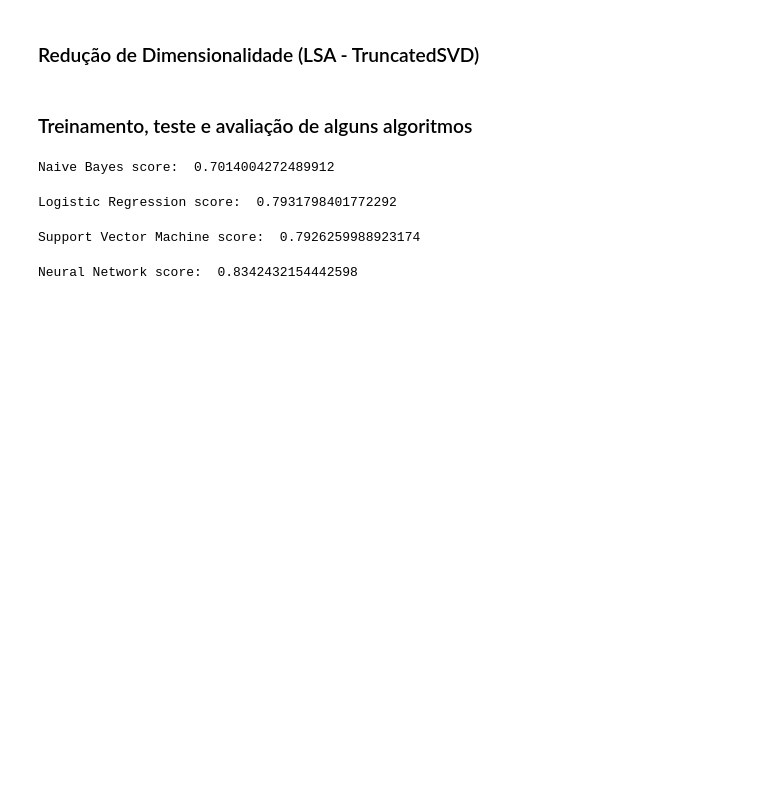
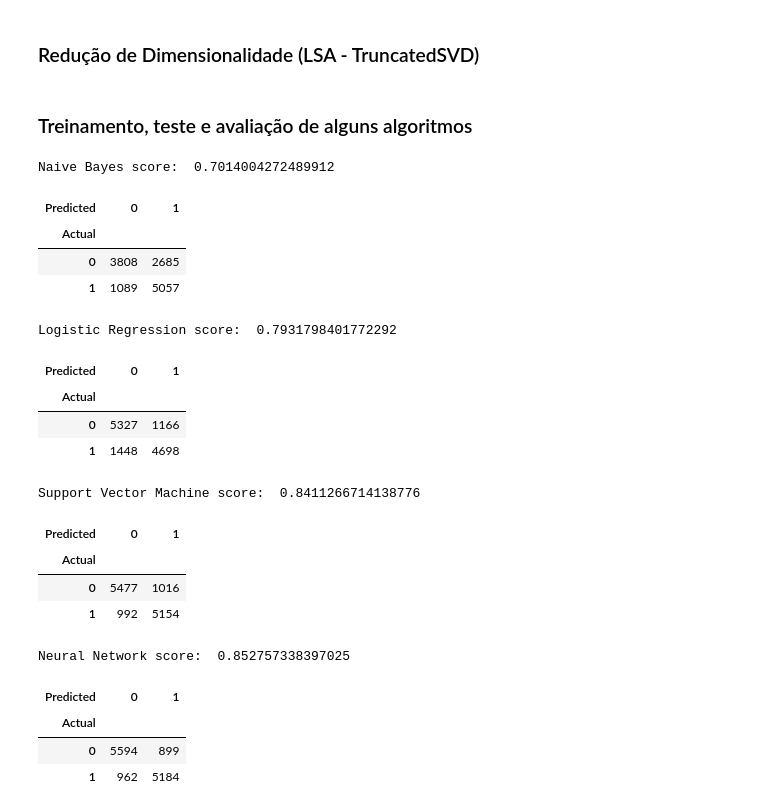
Before and after one commit to brunotatsuya/covid-fake-news-detection, a Jupyter notebook: analysis/treatment.ipynb, the cells around one changed output. Cells and saved outputs as stored; diff of their text form; code cells hidden in the pictures; blank space fills up the shorter version.

Commit message:
Set SVM kernel as rbf

```diff
--- a/analysis/treatment.ipynb
+++ b/analysis/treatment.ipynb
@@ -387,24 +387,56 @@ X_train, X_test, y_train, y_test = train_test_split(X_data, y_data, test_size=0.
 # %%
 NB_classifier = GaussianNB()
 y_pred = NB_classifier.fit(X_train, y_train).predict(X_test)
 print("Naive Bayes score: ", NB_classifier.score(X_test, y_test))
+act = pd.Series(y_test, name='Actual')
+prd = pd.Series(y_pred, name='Predicted')
+df_confusion = pd.crosstab(act, prd)
+df_confusion
 # %% [output]
 Naive Bayes score:  0.7014004272489912
+| Predicted | 0 | 1 |
+| Actual |  |  |
+| 0 | 3808 | 2685 |
+| 1 | 1089 | 5057 |
 # %%
 LR_classifier = LogisticRegression()
 y_pred = LR_classifier.fit(X_train, y_train).predict(X_test)
 print("Logistic Regression score: ", LR_classifier.score(X_test, y_test))
+act = pd.Series(y_test, name='Actual')
+prd = pd.Series(y_pred, name='Predicted')
+df_confusion = pd.crosstab(act, prd)
+df_confusion
 # %% [output]
 Logistic Regression score:  0.7931798401772292
+| Predicted | 0 | 1 |
+| Actual |  |  |
+| 0 | 5327 | 1166 |
+| 1 | 1448 | 4698 |
 # %%
-SVM_classifier = SVC(kernel='linear')
+SVM_classifier = SVC(kernel='rbf')
 y_pred = SVM_classifier.fit(X_train, y_train).predict(X_test)
 print("Support Vector Machine score: ", SVM_classifier.score(X_test, y_test))
+act = pd.Series(y_test, name='Actual')
+prd = pd.Series(y_pred, name='Predicted')
+df_confusion = pd.crosstab(act, prd)
+df_confusion
 # %% [output]
-Support Vector Machine score:  0.7926259988923174
+Support Vector Machine score:  0.8411266714138776
+| Predicted | 0 | 1 |
+| Actual |  |  |
+| 0 | 5477 | 1016 |
+| 1 | 992 | 5154 |
 # %%
-NN_classifier = MLPClassifier(hidden_layer_sizes=(15,5), activation='relu', solver='adam', max_iter=500)
+NN_classifier = MLPClassifier(hidden_layer_sizes=(30,30,15), activation='relu', solver='adam', max_iter=500)
 y_pred = NN_classifier.fit(X_train, y_train).predict(X_test)
 print("Neural Network score: ", NN_classifier.score(X_test, y_test))
+act = pd.Series(y_test, name='Actual')
+prd = pd.Series(y_pred, name='Predicted')
+df_confusion = pd.crosstab(act, prd)
+df_confusion
 # %% [output]
-Neural Network score:  0.8342432154442598
+Neural Network score:  0.852757338397025
+| Predicted | 0 | 1 |
+| Actual |  |  |
+| 0 | 5594 | 899 |
+| 1 | 962 | 5184 |
```
